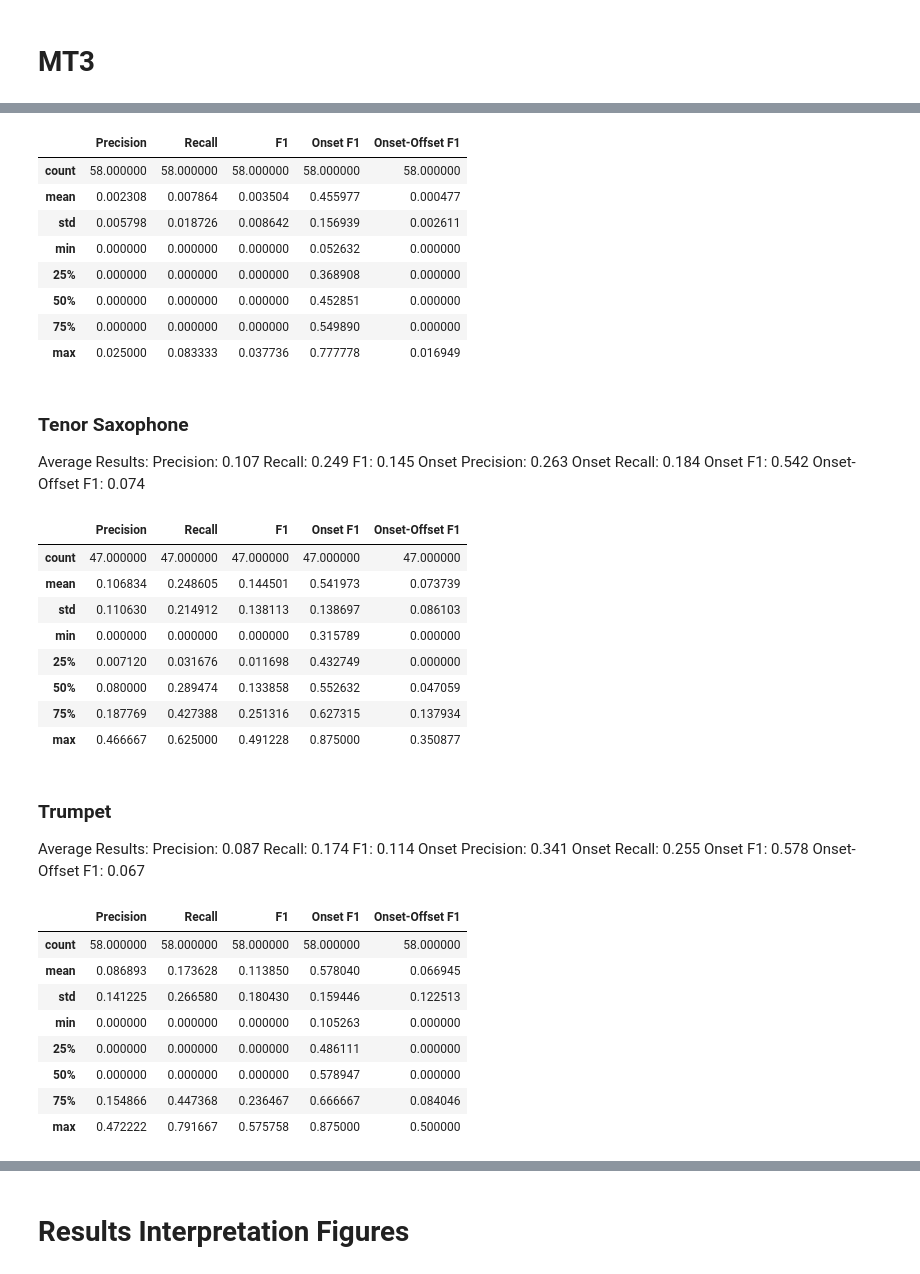
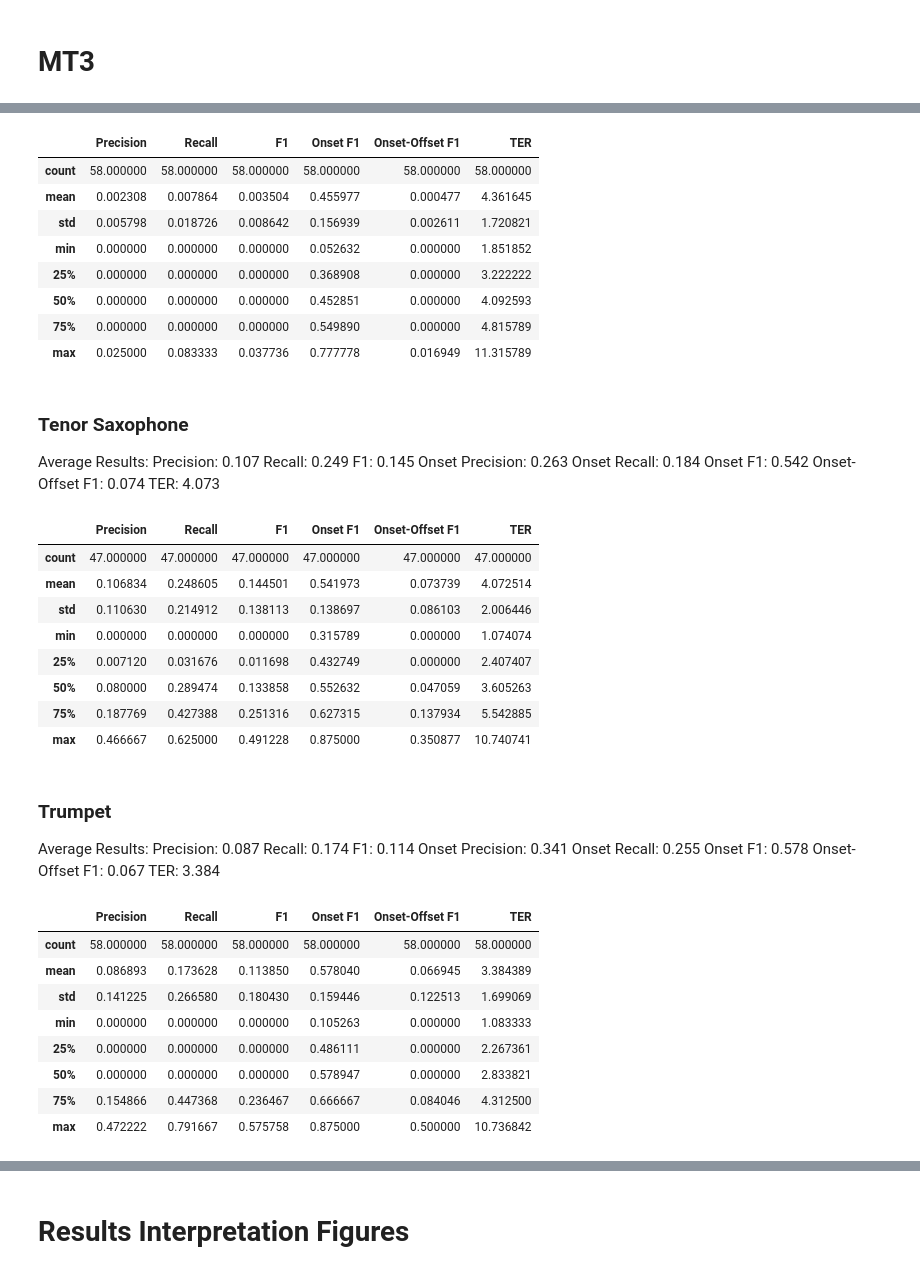
Before and after one commit to martinoywa/singing-voice-amt, a Jupyter notebook: evaluation/evaluation_report_converted.ipynb, the cells around one changed output, grey strips where cells are left out. Drawn from its saved outputs; the diff is of its cells as text; code cells hidden in the pictures.

```diff
--- a/evaluation/evaluation_report_converted.ipynb
+++ b/evaluation/evaluation_report_converted.ipynb
@@ -148,18 +129,18 @@ print(df.head())
 # %%
 # compute summaries
 df = pd.read_csv("evaluation_results_MT3_flute.csv")
-summary = df.describe()[["Precision", "Recall", "F1", "Onset F1", "Onset-Offset F1"]]
+summary = df.describe()[["Precision", "Recall", "F1", "Onset F1", "Onset-Offset F1", "TER"]]
 summary
 # %% [output]
-|  | Precision | Recall | F1 | Onset F1 | Onset-Offset F1 |
-| count | 58.000000 | 58.000000 | 58.000000 | 58.000000 | 58.000000 |
-| mean | 0.002308 | 0.007864 | 0.003504 | 0.455977 | 0.000477 |
-| std | 0.005798 | 0.018726 | 0.008642 | 0.156939 | 0.002611 |
-| min | 0.000000 | 0.000000 | 0.000000 | 0.052632 | 0.000000 |
-| 25% | 0.000000 | 0.000000 | 0.000000 | 0.368908 | 0.000000 |
-| 50% | 0.000000 | 0.000000 | 0.000000 | 0.452851 | 0.000000 |
-| 75% | 0.000000 | 0.000000 | 0.000000 | 0.549890 | 0.000000 |
-| max | 0.025000 | 0.083333 | 0.037736 | 0.777778 | 0.016949 |
+|  | Precision | Recall | F1 | Onset F1 | Onset-Offset F1 | TER |
+| count | 58.000000 | 58.000000 | 58.000000 | 58.000000 | 58.000000 | 58.000000 |
+| mean | 0.002308 | 0.007864 | 0.003504 | 0.455977 | 0.000477 | 4.361645 |
+| std | 0.005798 | 0.018726 | 0.008642 | 0.156939 | 0.002611 | 1.720821 |
+| min | 0.000000 | 0.000000 | 0.000000 | 0.052632 | 0.000000 | 1.851852 |
+| 25% | 0.000000 | 0.000000 | 0.000000 | 0.368908 | 0.000000 | 3.222222 |
+| 50% | 0.000000 | 0.000000 | 0.000000 | 0.452851 | 0.000000 | 4.092593 |
+| 75% | 0.000000 | 0.000000 | 0.000000 | 0.549890 | 0.000000 | 4.815789 |
+| max | 0.025000 | 0.083333 | 0.037736 | 0.777778 | 0.016949 | 11.315789 |
 # %% [markdown]
 ### Tenor Saxophone
 
@@ -171,21 +152,22 @@ Onset Precision: 0.263
 Onset Recall: 0.184
 Onset F1: 0.542
 Onset-Offset F1: 0.074
+TER: 4.073
 # %%
 # compute summaries
 df = pd.read_csv("evaluation_results_MT3_tenor_saxophone.csv")
-summary = df.describe()[["Precision", "Recall", "F1", "Onset F1", "Onset-Offset F1"]]
+summary = df.describe()[["Precision", "Recall", "F1", "Onset F1", "Onset-Offset F1", "TER"]]
 summary
 # %% [output]
-|  | Precision | Recall | F1 | Onset F1 | Onset-Offset F1 |
-| count | 47.000000 | 47.000000 | 47.000000 | 47.000000 | 47.000000 |
-| mean | 0.106834 | 0.248605 | 0.144501 | 0.541973 | 0.073739 |
-| std | 0.110630 | 0.214912 | 0.138113 | 0.138697 | 0.086103 |
-| min | 0.000000 | 0.000000 | 0.000000 | 0.315789 | 0.000000 |
-| 25% | 0.007120 | 0.031676 | 0.011698 | 0.432749 | 0.000000 |
-| 50% | 0.080000 | 0.289474 | 0.133858 | 0.552632 | 0.047059 |
-| 75% | 0.187769 | 0.427388 | 0.251316 | 0.627315 | 0.137934 |
-| max | 0.466667 | 0.625000 | 0.491228 | 0.875000 | 0.350877 |
+|  | Precision | Recall | F1 | Onset F1 | Onset-Offset F1 | TER |
+| count | 47.000000 | 47.000000 | 47.000000 | 47.000000 | 47.000000 | 47.000000 |
+| mean | 0.106834 | 0.248605 | 0.144501 | 0.541973 | 0.073739 | 4.072514 |
+| std | 0.110630 | 0.214912 | 0.138113 | 0.138697 | 0.086103 | 2.006446 |
+| min | 0.000000 | 0.000000 | 0.000000 | 0.315789 | 0.000000 | 1.074074 |
+| 25% | 0.007120 | 0.031676 | 0.011698 | 0.432749 | 0.000000 | 2.407407 |
+| 50% | 0.080000 | 0.289474 | 0.133858 | 0.552632 | 0.047059 | 3.605263 |
+| 75% | 0.187769 | 0.427388 | 0.251316 | 0.627315 | 0.137934 | 5.542885 |
+| max | 0.466667 | 0.625000 | 0.491228 | 0.875000 | 0.350877 | 10.740741 |
 # %% [markdown]
 ### Trumpet
 
@@ -197,21 +179,22 @@ Onset Precision: 0.341
 Onset Recall: 0.255
 Onset F1: 0.578
 Onset-Offset F1: 0.067
+TER: 3.384
 # %%
 # compute summaries
 df = pd.read_csv("evaluation_results_MT3_trumpet.csv")
-summary = df.describe()[["Precision", "Recall", "F1", "Onset F1", "Onset-Offset F1"]]
+summary = df.describe()[["Precision", "Recall", "F1", "Onset F1", "Onset-Offset F1", "TER"]]
 summary
 # %% [output]
-|  | Precision | Recall | F1 | Onset F1 | Onset-Offset F1 |
-| count | 58.000000 | 58.000000 | 58.000000 | 58.000000 | 58.000000 |
-| mean | 0.086893 | 0.173628 | 0.113850 | 0.578040 | 0.066945 |
-| std | 0.141225 | 0.266580 | 0.180430 | 0.159446 | 0.122513 |
-| min | 0.000000 | 0.000000 | 0.000000 | 0.105263 | 0.000000 |
-| 25% | 0.000000 | 0.000000 | 0.000000 | 0.486111 | 0.000000 |
-| 50% | 0.000000 | 0.000000 | 0.000000 | 0.578947 | 0.000000 |
-| 75% | 0.154866 | 0.447368 | 0.236467 | 0.666667 | 0.084046 |
-| max | 0.472222 | 0.791667 | 0.575758 | 0.875000 | 0.500000 |
+|  | Precision | Recall | F1 | Onset F1 | Onset-Offset F1 | TER |
+| count | 58.000000 | 58.000000 | 58.000000 | 58.000000 | 58.000000 | 58.000000 |
+| mean | 0.086893 | 0.173628 | 0.113850 | 0.578040 | 0.066945 | 3.384389 |
+| std | 0.141225 | 0.266580 | 0.180430 | 0.159446 | 0.122513 | 1.699069 |
+| min | 0.000000 | 0.000000 | 0.000000 | 0.105263 | 0.000000 | 1.083333 |
+| 25% | 0.000000 | 0.000000 | 0.000000 | 0.486111 | 0.000000 | 2.267361 |
+| 50% | 0.000000 | 0.000000 | 0.000000 | 0.578947 | 0.000000 | 2.833821 |
+| 75% | 0.154866 | 0.447368 | 0.236467 | 0.666667 | 0.084046 | 4.312500 |
+| max | 0.472222 | 0.791667 | 0.575758 | 0.875000 | 0.500000 | 10.736842 |
 # %% [markdown]
 ### Violin
 
```
Also changed, not shown: parts of 16 cells of this notebook, 17 other files.
